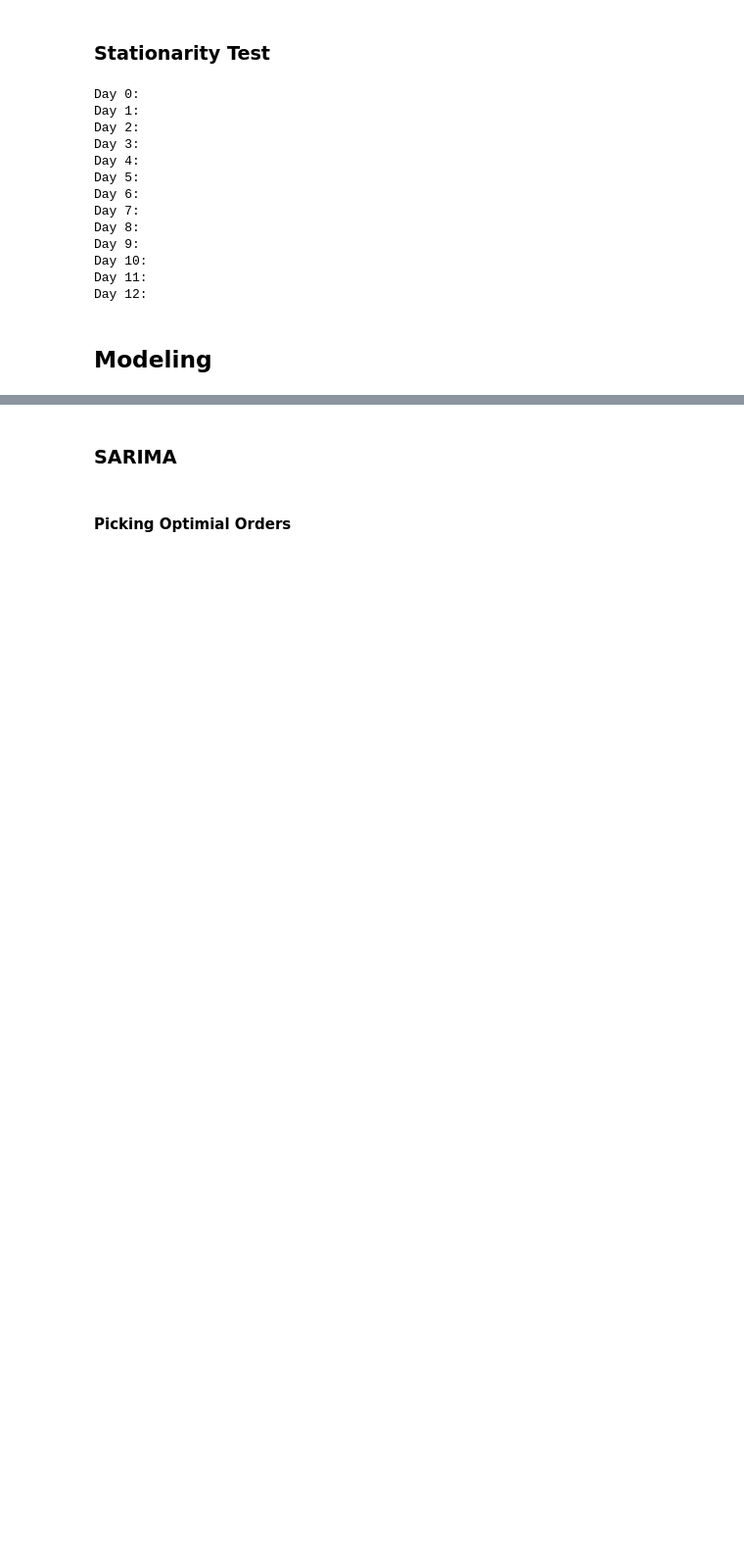
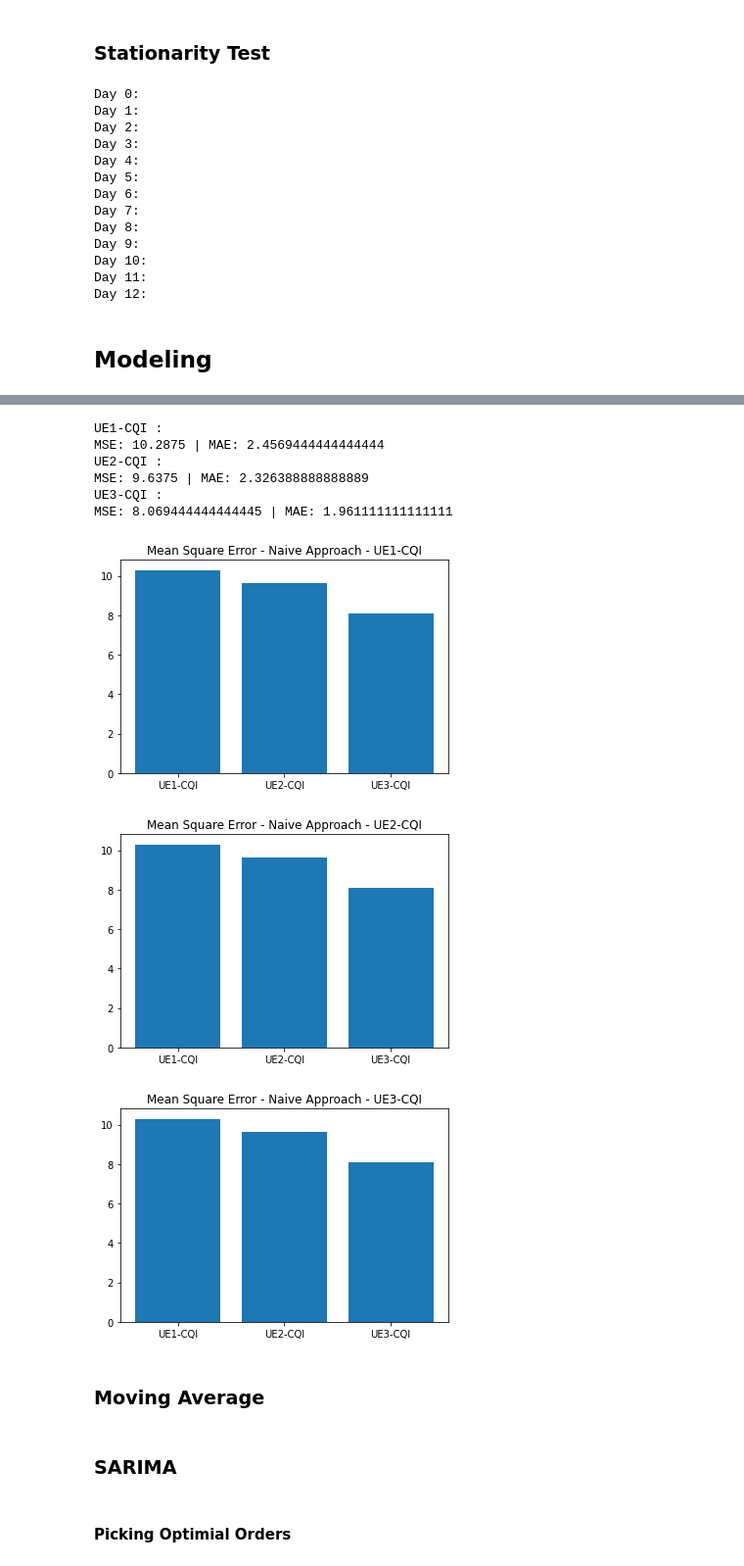
Before and after one commit to KareemElozeiri/5G-Network-Data-Forecasting, a Jupyter notebook: analysis.ipynb, the cells around one changed output, grey strips where cells are left out. Shown at 98% size. Drawn from its saved outputs; the diff is of its cells as text; code cells hidden in the pictures; blank space fills up the shorter version.

```diff
--- a/analysis.ipynb
+++ b/analysis.ipynb
@@ -344,3 +445,31 @@ Day 12:
+# %%
+MSEs["Naive"] = {}
+MAEs["Naive"] = {}
+
+for col in train.columns:
+
+    MSEs["Naive"][col] = MSE(UEs_test[col], UEs_y_hat[col])
+    MAEs["Naive"][col] = MAE(UEs_test[col], UEs_y_hat[col])
+    print(col,":")
+    print(f"MSE: {MSEs['Naive'][col]} | MAE: {MAEs['Naive'][col]}")
+# %% [output]
+UE1-CQI :
+MSE: 10.2875 | MAE: 2.4569444444444444
+UE2-CQI :
+MSE: 9.6375 | MAE: 2.326388888888889
+UE3-CQI :
+MSE: 8.069444444444445 | MAE: 1.961111111111111
+# %%
+for col in train.columns:
+    plt.title(f"Mean Square Error - Naive Approach - {col}")
+    plt.bar(range(len(MSEs["Naive"])), list(MSEs["Naive"].values()), tick_label=list(MSEs["Naive"].keys()))
+    plt.show()
+# %% [output]
+[figure, added]
+[figure, added]
+[figure, added]
+# %% [markdown]
+### Moving Average
 # %% [markdown]
 ### SARIMA
 # %% [markdown]
```
Also changed, not shown: parts of 20 cells of this notebook.
